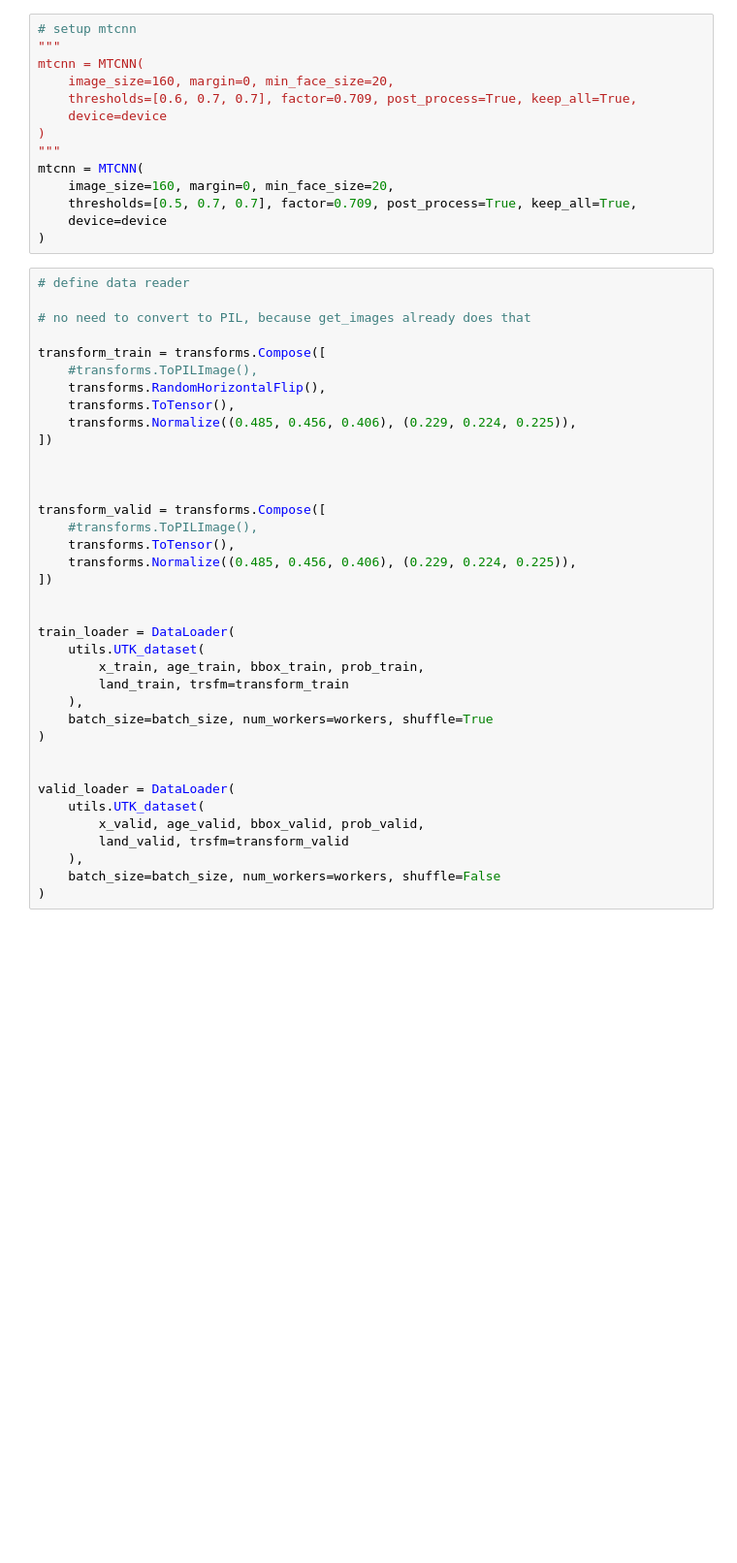
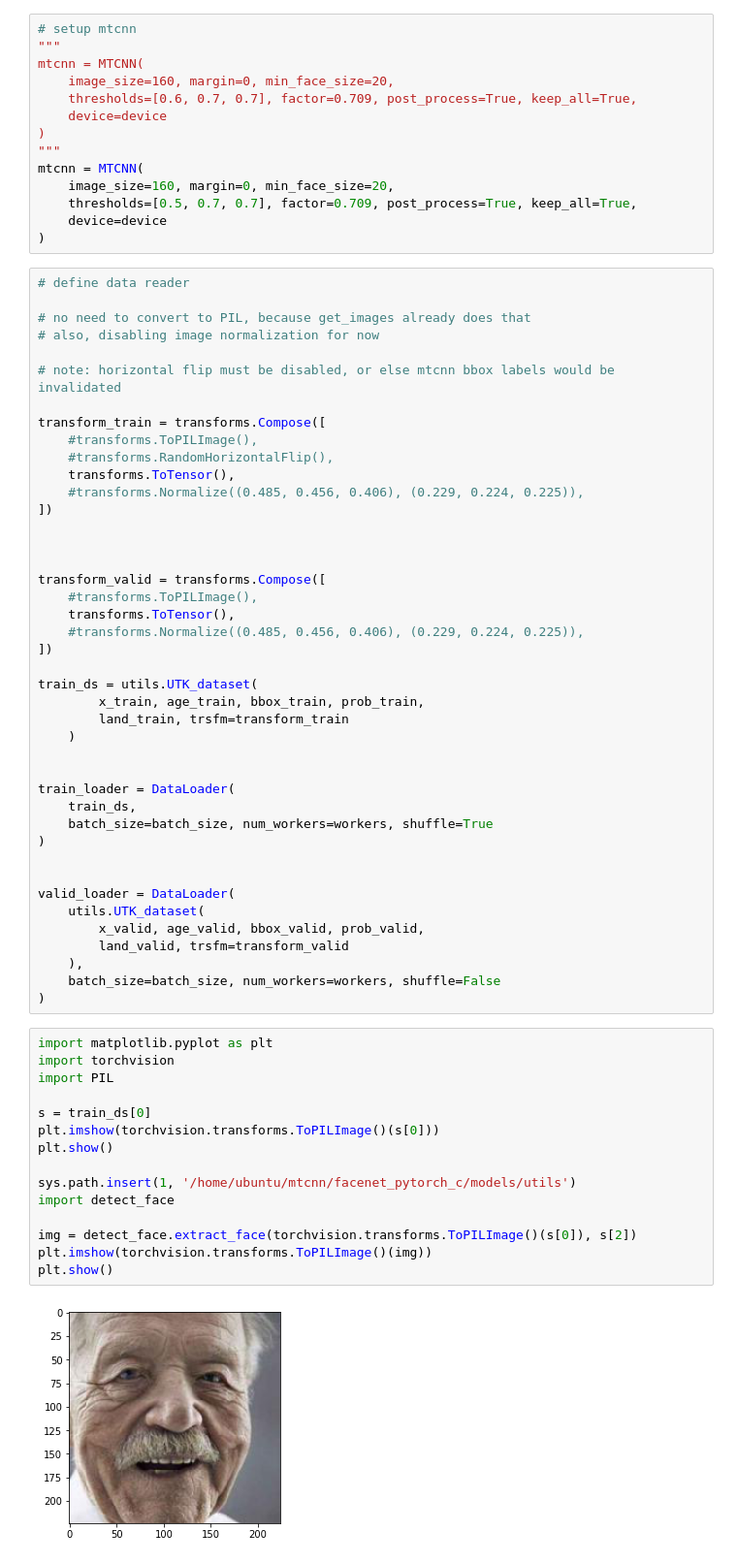
Before and after one commit to Unturned3/mtcnn, a Jupyter notebook: train/mtcnn_train.ipynb, the cells around one changed output. Shown at 97% size. Drawn from its saved outputs; the diff is of its cells as text; blank space fills up the shorter version.

Commit message:
tested whether the data/label loading functions work.

```diff
--- a/train/mtcnn_train.ipynb
+++ b/train/mtcnn_train.ipynb
@@ -67,12 +67,15 @@ mtcnn = MTCNN(
 # define data reader
 
 # no need to convert to PIL, because get_images already does that
+# also, disabling image normalization for now
+
+# note: horizontal flip must be disabled, or else mtcnn bbox labels would be invalidated
 
 transform_train = transforms.Compose([
     #transforms.ToPILImage(),
-    transforms.RandomHorizontalFlip(),
+    #transforms.RandomHorizontalFlip(),
     transforms.ToTensor(),
-    transforms.Normalize((0.485, 0.456, 0.406), (0.229, 0.224, 0.225)),
+    #transforms.Normalize((0.485, 0.456, 0.406), (0.229, 0.224, 0.225)),
 ])
 
 
@@ -80,15 +83,17 @@ transform_train = transforms.Compose([
 transform_valid = transforms.Compose([
     #transforms.ToPILImage(),
     transforms.ToTensor(),
-    transforms.Normalize((0.485, 0.456, 0.406), (0.229, 0.224, 0.225)),
+    #transforms.Normalize((0.485, 0.456, 0.406), (0.229, 0.224, 0.225)),
 ])
+
+train_ds = utils.UTK_dataset(
+        x_train, age_train, bbox_train, prob_train,
+        land_train, trsfm=transform_train
+    )
 
 
 train_loader = DataLoader(
-    utils.UTK_dataset(
-        x_train, age_train, bbox_train, prob_train,
-        land_train, trsfm=transform_train
-    ),
+    train_ds,
     batch_size=batch_size, num_workers=workers, shuffle=True
 )
 
@@ -100,3 +105,20 @@ valid_loader = DataLoader(
     ),
     batch_size=batch_size, num_workers=workers, shuffle=False
 )
+# %%
+import matplotlib.pyplot as plt
+import torchvision
+import PIL
+
+s = train_ds[0]
+plt.imshow(torchvision.transforms.ToPILImage()(s[0]))
+plt.show()
+
+sys.path.insert(1, '/home/ubuntu/mtcnn/facenet_pytorch_c/models/utils')
+import detect_face
+
+img = detect_face.extract_face(torchvision.transforms.ToPILImage()(s[0]), s[2])
+plt.imshow(torchvision.transforms.ToPILImage()(img))
+plt.show()
+# %% [output]
+[figure, added]
```
Also changed, not shown: parts of 2 cells of this notebook.
